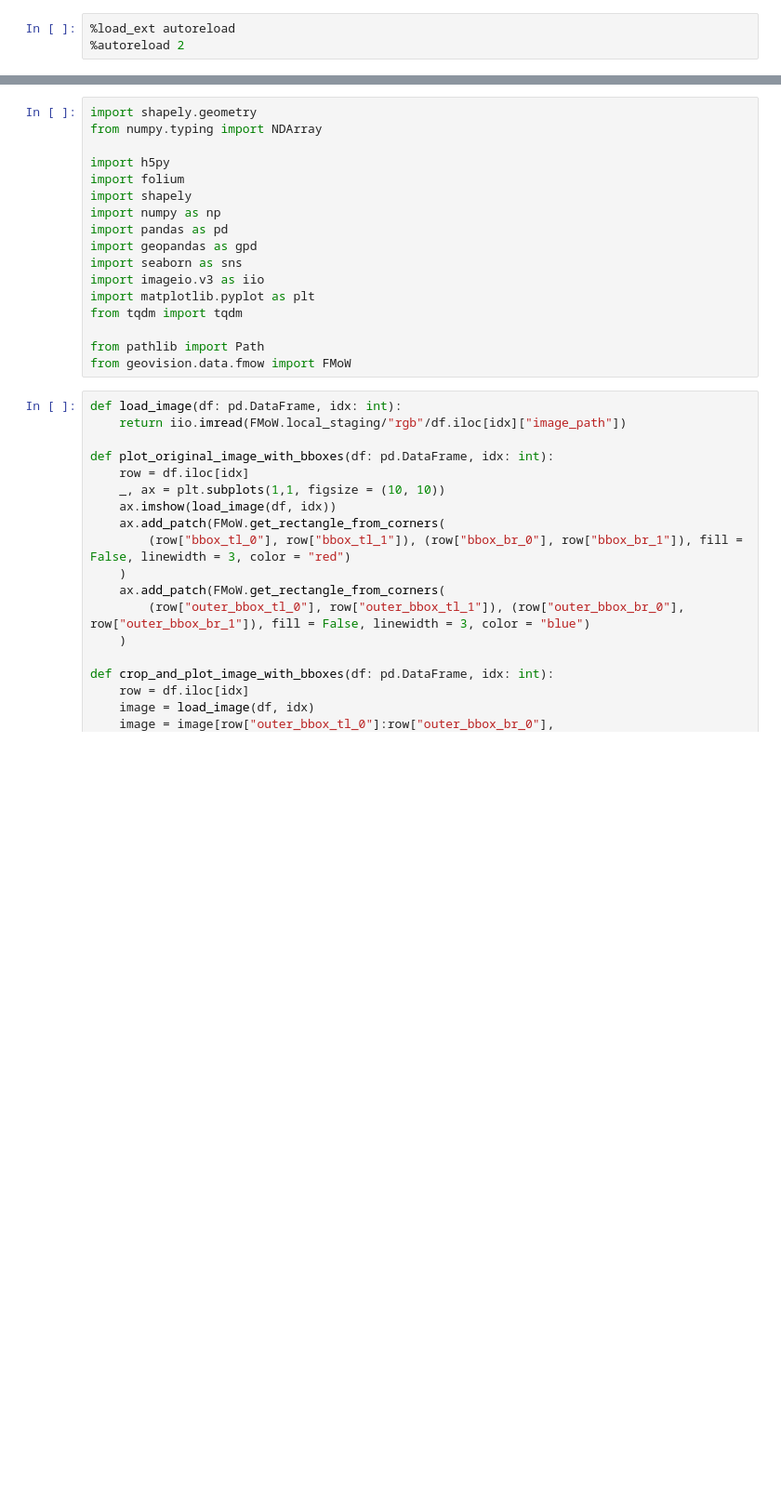
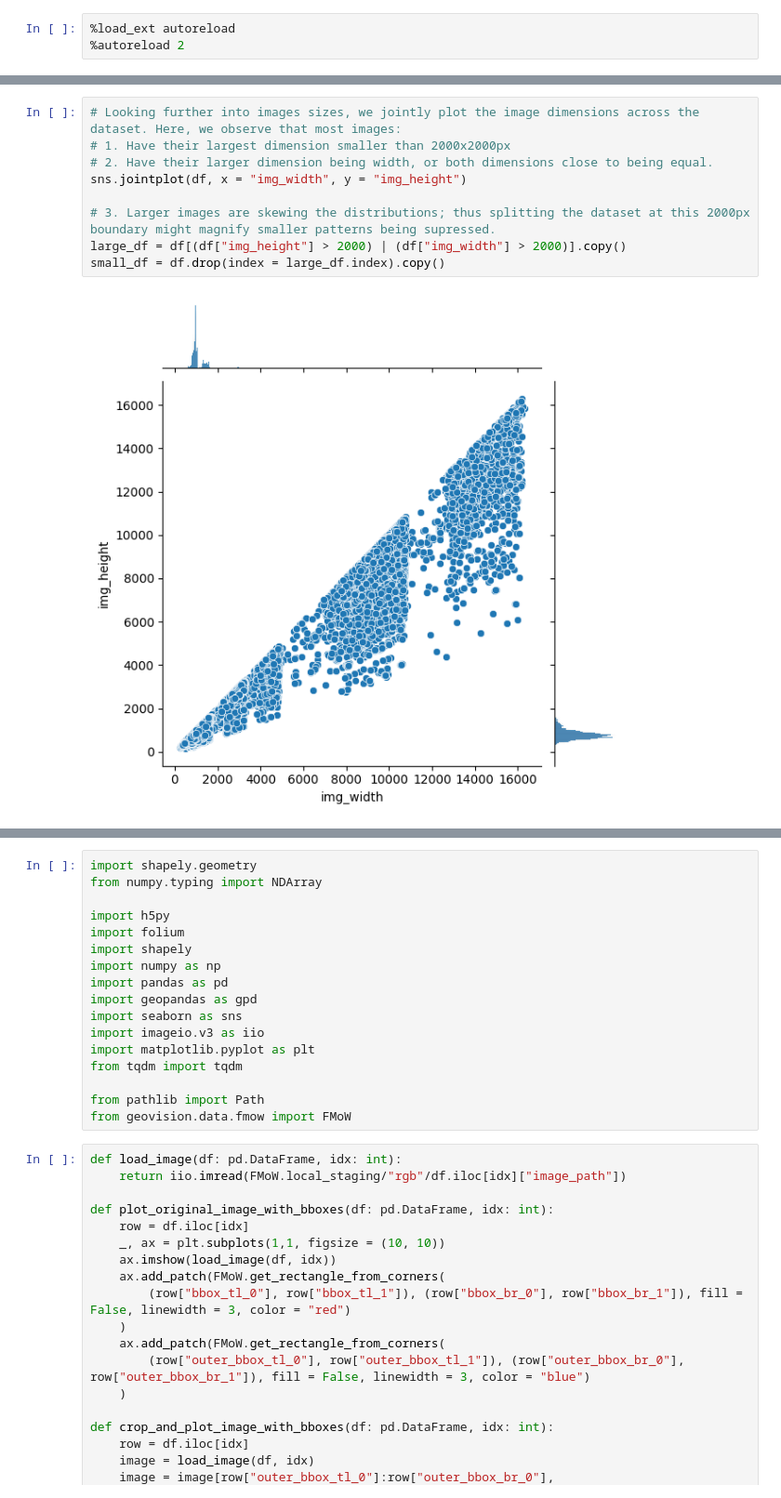
Before and after one commit to citruscaesar/geovision, a Jupyter notebook: geovision/scripts/eda_fmow.ipynb, the cells around one changed output, grey strips where cells are left out. Shown at 93% size. Drawn from its saved outputs; the diff is of its cells as text; blank space fills up the shorter version.

```diff
--- a/geovision/scripts/eda_fmow.ipynb
+++ b/geovision/scripts/eda_fmow.ipynb
@@ -3,0 +194,11 @@
+# %%
+# Looking further into images sizes, we jointly plot the image dimensions across the dataset. Here, we observe that most images:
+# 1. Have their largest dimension smaller than 2000x2000px
+# 2. Have their larger dimension being width, or both dimensions close to being equal.
+sns.jointplot(df, x = "img_width", y = "img_height")
+
+# 3. Larger images are skewing the distributions; thus splitting the dataset at this 2000px boundary might magnify smaller patterns being supressed.
+large_df = df[(df["img_height"] > 2000) | (df["img_width"] > 2000)].copy()
+small_df = df.drop(index = large_df.index).copy()
+# %% [output]
+[figure, added]
```
Also changed, not shown: parts of 14 cells of this notebook, 36 other files.
